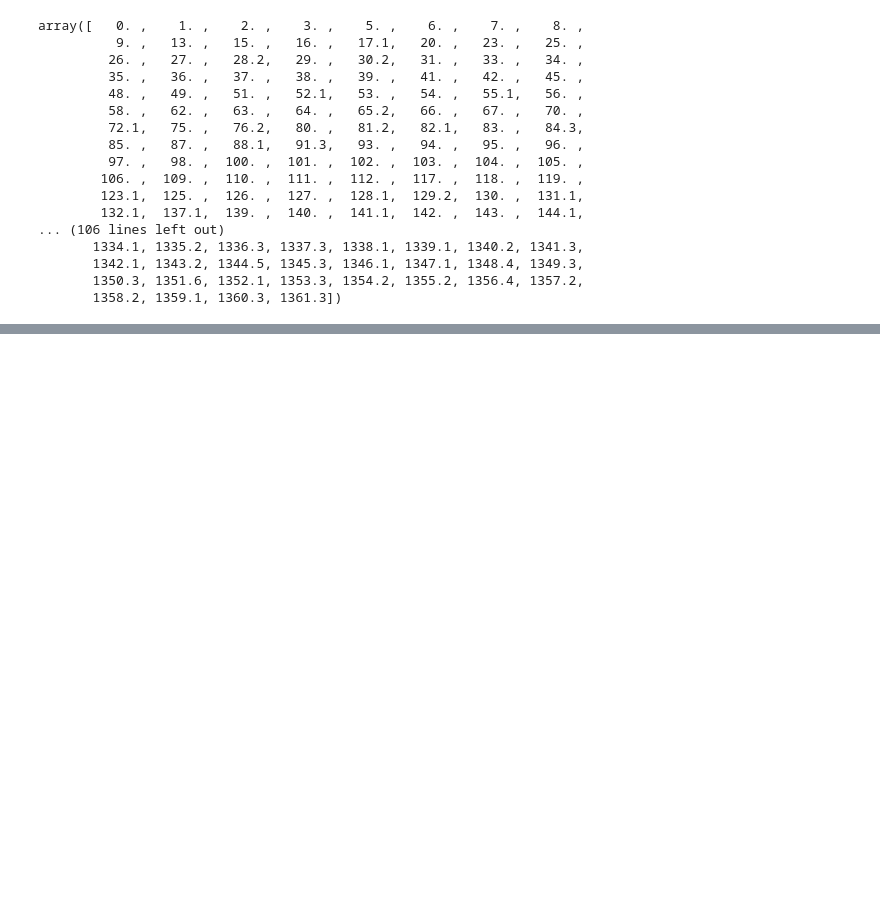
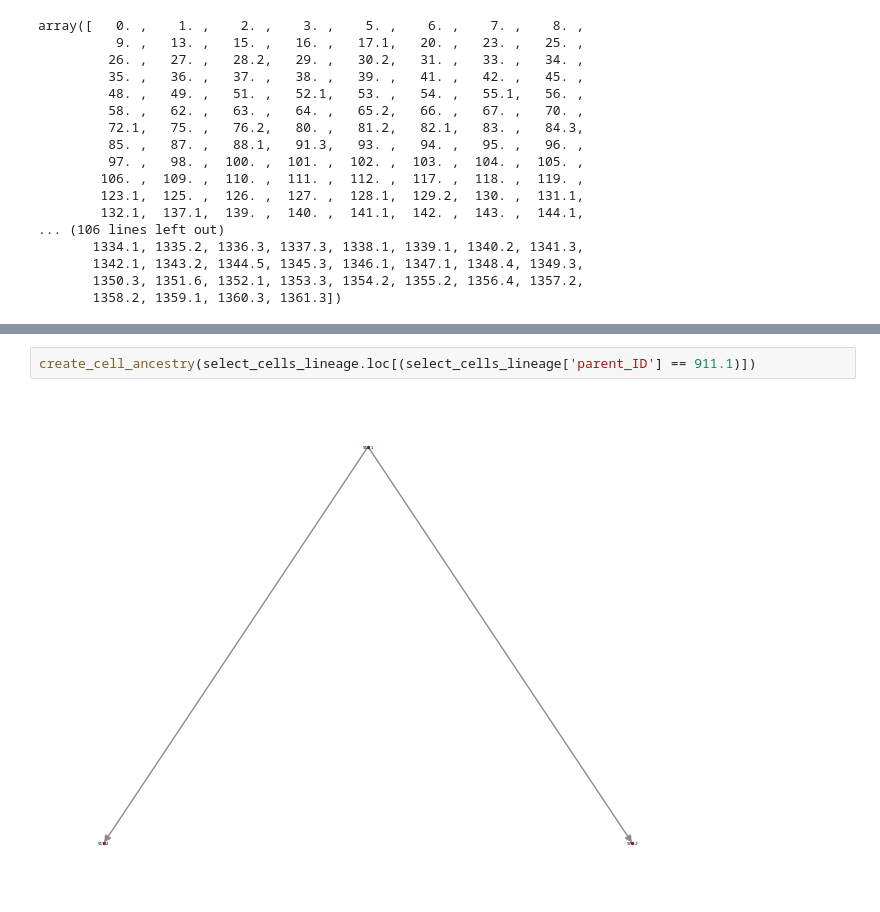
Before and after one commit to anashen/PhysiCell, a Jupyter notebook: analysis/lineage/ffdd1e6_analysis_het.ipynb, the cells around one changed output, grey strips where cells are left out. Saved outputs shown, nothing was run; the diff lists cells and outputs as text; blank space fills up the shorter version.

```diff
--- a/analysis/lineage/ffdd1e6_analysis_het.ipynb
+++ b/analysis/lineage/ffdd1e6_analysis_het.ipynb
@@ -373,0 +226,4 @@ color is redundantly defined by the 'color' keyword argument and the fmt string
+# %%
+create_cell_ancestry(select_cells_lineage.loc[(select_cells_lineage['parent_ID'] == 911.1)])
+# %% [output]
+[figure, added]
```
Also changed, not shown: parts of 8 cells of this notebook, 3 other files.
